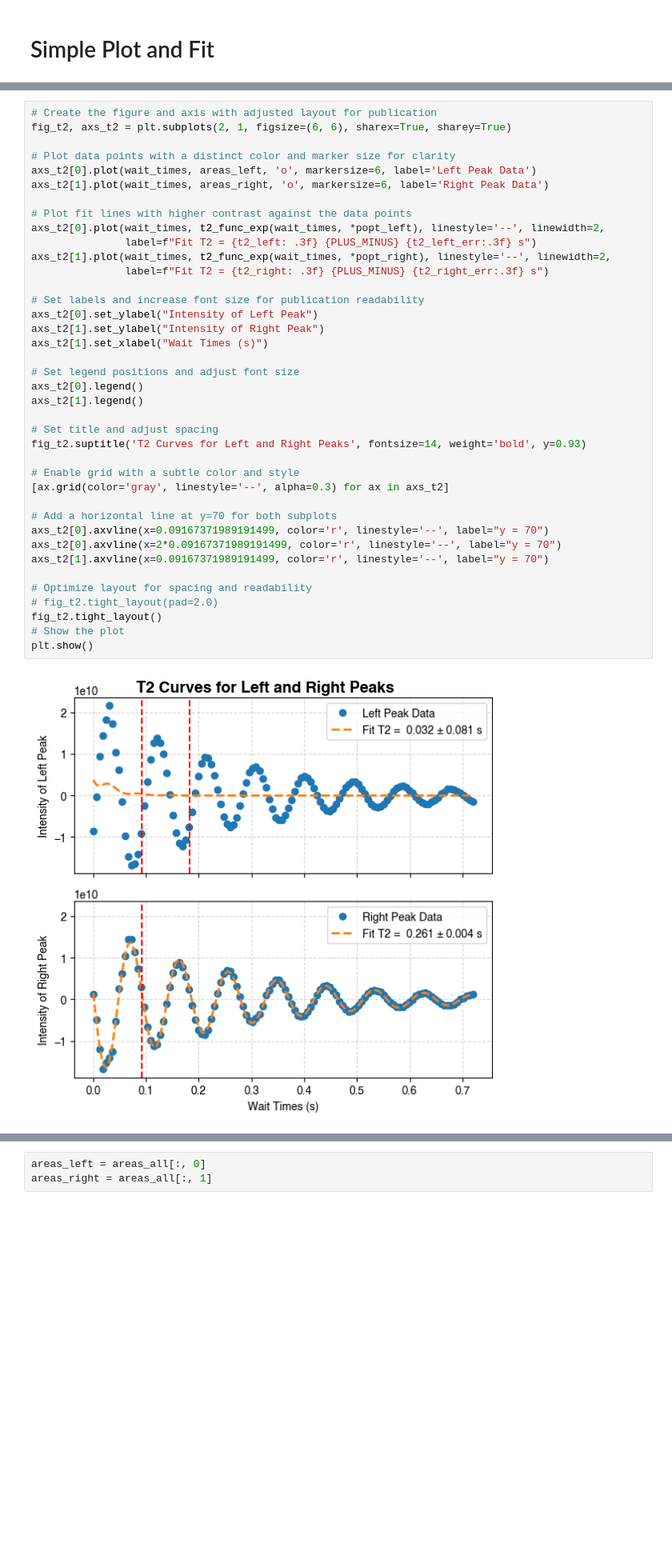
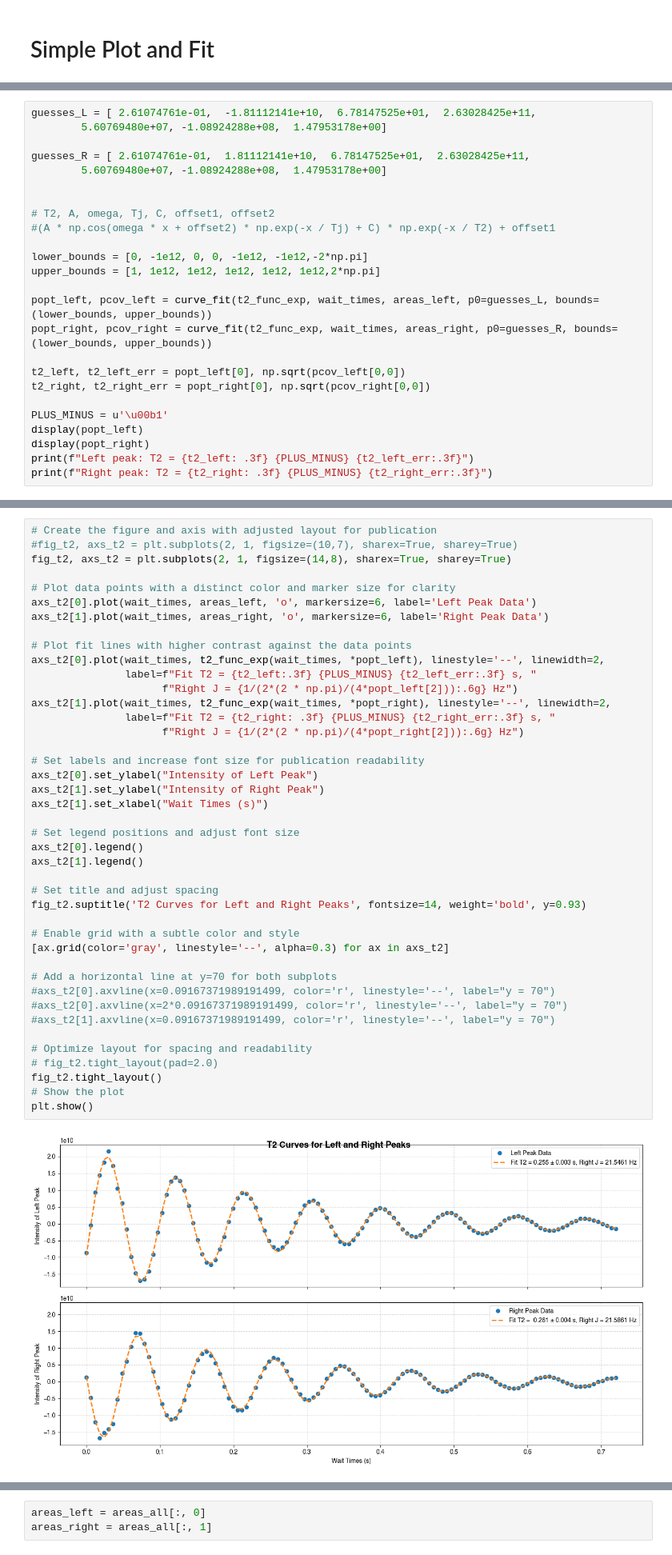
Before and after one commit to donnydavino1/Quantum_Brain, a Jupyter notebook: T1_and_T2_Analysis/T2_analysis_356.ipynb, the cells around one changed output, grey strips where cells are left out. Shown: that part at 80% size. Cells and saved outputs as stored; diff of their text form; blank space fills up the shorter version.

```diff
--- a/T1_and_T2_Analysis/T2_analysis_356.ipynb
+++ b/T1_and_T2_Analysis/T2_analysis_356.ipynb
@@ -285 +285,26 @@ Left peak: T2 =  0.032 ± 0.081
 Right peak: T2 =  0.261 ± 0.004
+# %%
+guesses_L = [ 2.61074761e-01,  -1.81112141e+10,  6.78147525e+01,  2.63028425e+11,
+        5.60769480e+07, -1.08924288e+08,  1.47953178e+00]
+
+guesses_R = [ 2.61074761e-01,  1.81112141e+10,  6.78147525e+01,  2.63028425e+11,
+        5.60769480e+07, -1.08924288e+08,  1.47953178e+00]
+
+
+# T2, A, omega, Tj, C, offset1, offset2
+#(A * np.cos(omega * x + offset2) * np.exp(-x / Tj) + C) * np.exp(-x / T2) + offset1
+
+lower_bounds = [0, -1e12, 0, 0, -1e12, -1e12,-2*np.pi]
+upper_bounds = [1, 1e12, 1e12, 1e12, 1e12, 1e12,2*np.pi]
+
+popt_left, pcov_left = curve_fit(t2_func_exp, wait_times, areas_left, p0=guesses_L, bounds=(lower_bounds, upper_bounds))
+popt_right, pcov_right = curve_fit(t2_func_exp, wait_times, areas_right, p0=guesses_R, bounds=(lower_bounds, upper_bounds))
+
+t2_left, t2_left_err = popt_left[0], np.sqrt(pcov_left[0,0])
+t2_right, t2_right_err = popt_right[0], np.sqrt(pcov_right[0,0])
+
+PLUS_MINUS = u'\u00b1'
+display(popt_left)
+display(popt_right)
+print(f"Left peak: T2 = {t2_left: .3f} {PLUS_MINUS} {t2_left_err:.3f}")
+print(f"Right peak: T2 = {t2_right: .3f} {PLUS_MINUS} {t2_right_err:.3f}")
@@ -286,41 +318,44 @@ Right peak: T2 =  0.261 ± 0.004
 # %%
 # Create the figure and axis with adjusted layout for publication
-fig_t2, axs_t2 = plt.subplots(2, 1, figsize=(6, 6), sharex=True, sharey=True)
+#fig_t2, axs_t2 = plt.subplots(2, 1, figsize=(10,7), sharex=True, sharey=True)
+fig_t2, axs_t2 = plt.subplots(2, 1, figsize=(14,8), sharex=True, sharey=True)
 
 # Plot data points with a distinct color and marker size for clarity
 axs_t2[0].plot(wait_times, areas_left, 'o', markersize=6, label='Left Peak Data')
 axs_t2[1].plot(wait_times, areas_right, 'o', markersize=6, label='Right Peak Data')
 
 # Plot fit lines with higher contrast against the data points
 axs_t2[0].plot(wait_times, t2_func_exp(wait_times, *popt_left), linestyle='--', linewidth=2,
-               label=f"Fit T2 = {t2_left: .3f} {PLUS_MINUS} {t2_left_err:.3f} s")
+               label=f"Fit T2 = {t2_left:.3f} {PLUS_MINUS} {t2_left_err:.3f} s, "
+                     f"Right J = {1/(2*(2 * np.pi)/(4*popt_left[2])):.6g} Hz")
 axs_t2[1].plot(wait_times, t2_func_exp(wait_times, *popt_right), linestyle='--', linewidth=2,
-               label=f"Fit T2 = {t2_right: .3f} {PLUS_MINUS} {t2_right_err:.3f} s")
+               label=f"Fit T2 = {t2_right: .3f} {PLUS_MINUS} {t2_right_err:.3f} s, "
+                     f"Right J = {1/(2*(2 * np.pi)/(4*popt_right[2])):.6g} Hz")
 
 # Set labels and increase font size for publication readability
 axs_t2[0].set_ylabel("Intensity of Left Peak")
 axs_t2[1].set_ylabel("Intensity of Right Peak")
 axs_t2[1].set_xlabel("Wait Times (s)")
 
 # Set legend positions and adjust font size
 axs_t2[0].legend()
 axs_t2[1].legend()
 
 # Set title and adjust spacing
 fig_t2.suptitle('T2 Curves for Left and Right Peaks', fontsize=14, weight='bold', y=0.93)
 
 # Enable grid with a subtle color and style
 [ax.grid(color='gray', linestyle='--', alpha=0.3) for ax in axs_t2]
 
 # Add a horizontal line at y=70 for both subplots
-axs_t2[0].axvline(x=0.09167371989191499, color='r', linestyle='--', label="y = 70")
-axs_t2[0].axvline(x=2*0.09167371989191499, color='r', linestyle='--', label="y = 70")
-axs_t2[1].axvline(x=0.09167371989191499, color='r', linestyle='--', label="y = 70")
+#axs_t2[0].axvline(x=0.09167371989191499, color='r', linestyle='--', label="y = 70")
+#axs_t2[0].axvline(x=2*0.09167371989191499, color='r', linestyle='--', label="y = 70")
+#axs_t2[1].axvline(x=0.09167371989191499, color='r', linestyle='--', label="y = 70")
 
 # Optimize layout for spacing and readability
 # fig_t2.tight_layout(pad=2.0)
 fig_t2.tight_layout()
 # Show the plot
 plt.show()
 # %% [output]
-[figure, old version]
+[figure, new version]
```
Also changed, not shown: parts of 14 cells of this notebook, 52 other files.
